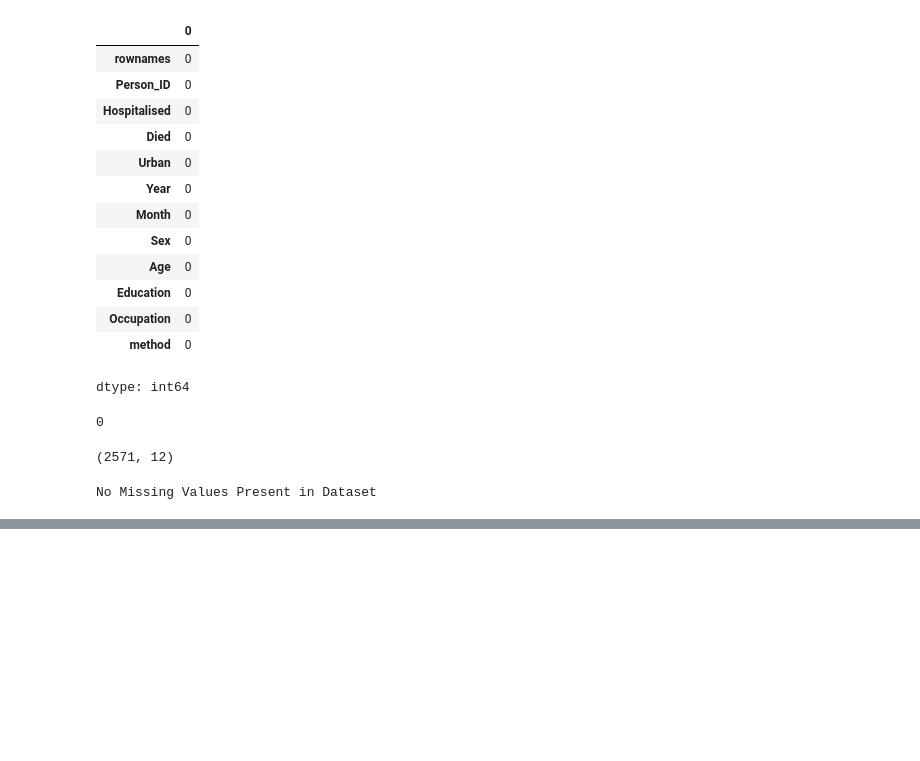
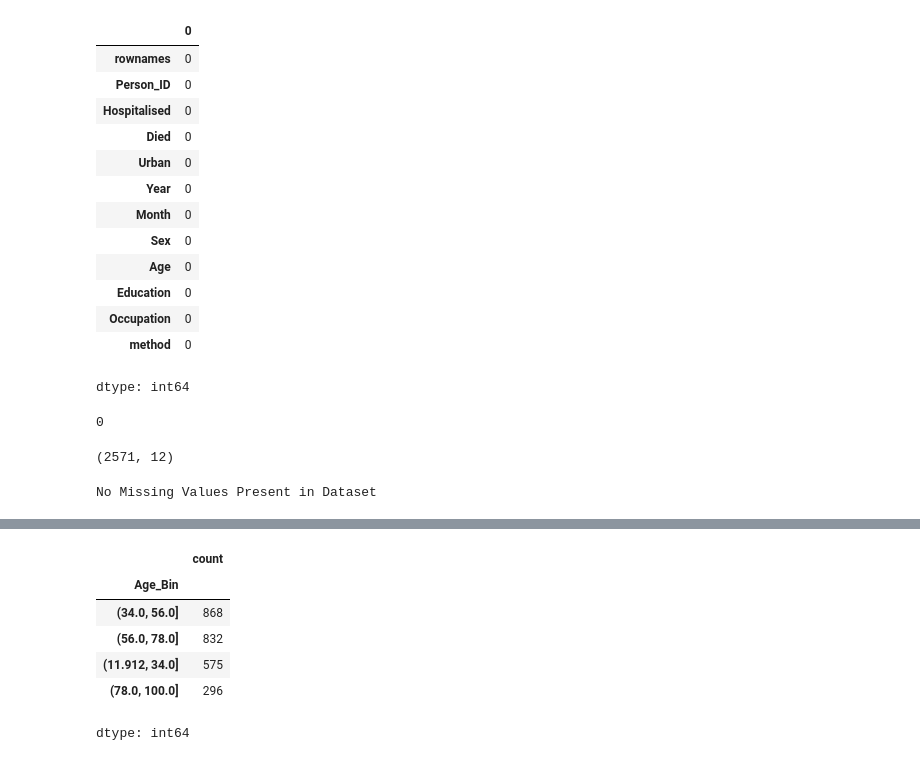
Before and after one commit to kyogeshsagar/K_YOGESH_SAGAR, a Jupyter notebook: EDA_Phase1.ipynb, the cells around one changed output, grey strips where cells are left out. Cells and saved outputs as stored; diff of their text form; code cells hidden in the pictures; blank space fills up the shorter version.

```diff
--- a/EDA_Phase1.ipynb
+++ b/EDA_Phase1.ipynb
@@ -631,0 +895,17 @@ No Missing Values Present in Dataset
+# %%
+# Age Binning using pd.cut()
+
+transformed_df["Age_Bin"] = pd.cut(
+    transformed_df["Age"],
+    bins=4
+)
+
+transformed_df["Age_Bin"].value_counts()
+# %% [output]
+|  | count |
+| Age_Bin |  |
+| (34.0, 56.0] | 868 |
+| (56.0, 78.0] | 832 |
+| (11.912, 34.0] | 575 |
+| (78.0, 100.0] | 296 |
+dtype: int64
```
Also changed, not shown: parts of 28 cells of this notebook.
